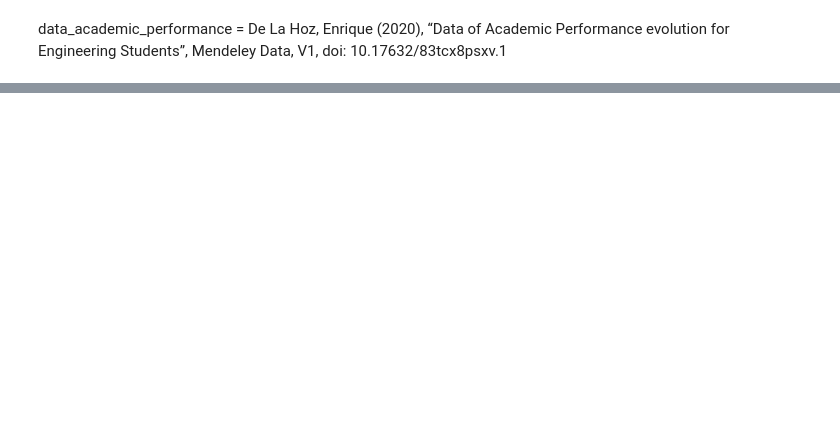
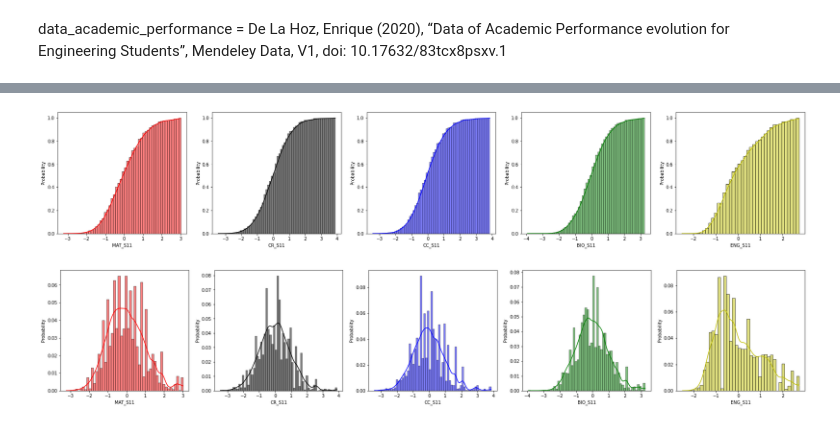
Before and after one commit to Pratvi27/Data-Analysis-and-Visualization, a Jupyter notebook: project/Project.ipynb, the cells around one changed output, grey strips where cells are left out. Saved outputs shown, nothing was run; the diff lists cells and outputs as text; code cells hidden in the pictures; blank space fills up the shorter version.

```diff
--- a/project/Project.ipynb
+++ b/project/Project.ipynb
@@ -266,0 +230,21 @@ NameError: name 'exponweib' is not defined
+# %%
+data['GradeREL']=data['PERCENTILE']
+for i in range(len(data)):
+  temp=data['PERCENTILE'][i]
+  if temp<30:
+    data['GradeREL'][i]='F'
+  elif temp<40:
+    data['GradeREL'][i]='DD'
+  elif temp<50:
+    data['GradeREL'][i]='CD'
+  elif temp<60:
+    data['GradeREL'][i]='CC'
+  elif temp<70:
+    data['GradeREL'][i]='BC'
+  elif temp<80:
+    data['GradeREL'][i]='BB'
+  elif temp<90:
+    data['GradeREL'][i]='AB'
+  else:
+    data['GradeREL'][i]='AA'
+data.head()
@@ -266,0 +262,7 @@ NameError: name 'exponweib' is not defined
+# %%
+subjects.append('TOTAL')
+subjects.append('PERCENTILE')
+# %%
+temp=normalize(data[subjects])
+for i in range(len(subjects)):
+  data[subjects[i]]=temp[subjects[i]]
@@ -266,0 +288,17 @@ NameError: name 'exponweib' is not defined
+# %%
+subjects=subjects[:len(subjects)-2]
+# %%
+plt.figure(figsize=[30,5])
+clr=iter(['r','k','b','g','y','o','m'])
+for i in range(len(subjects)):
+  plt.subplot(1, 5, i+1)
+  sns.histplot(data[subjects[i]], kde=True,color=next(clr),cumulative=True,stat='probability')
+
+plt.figure(figsize=[30,5])
+clr=iter(['r','k','b','g','y','o','m'])
+for i in range(len(subjects)):
+  plt.subplot(1, 5, i+1)
+  sns.histplot(data[subjects[i]],kde=True, color=next(clr), stat='probability')
+# %% [output]
+[figure, added]
+[figure, added]
```
Also changed, not shown: parts of 101 cells of this notebook.
